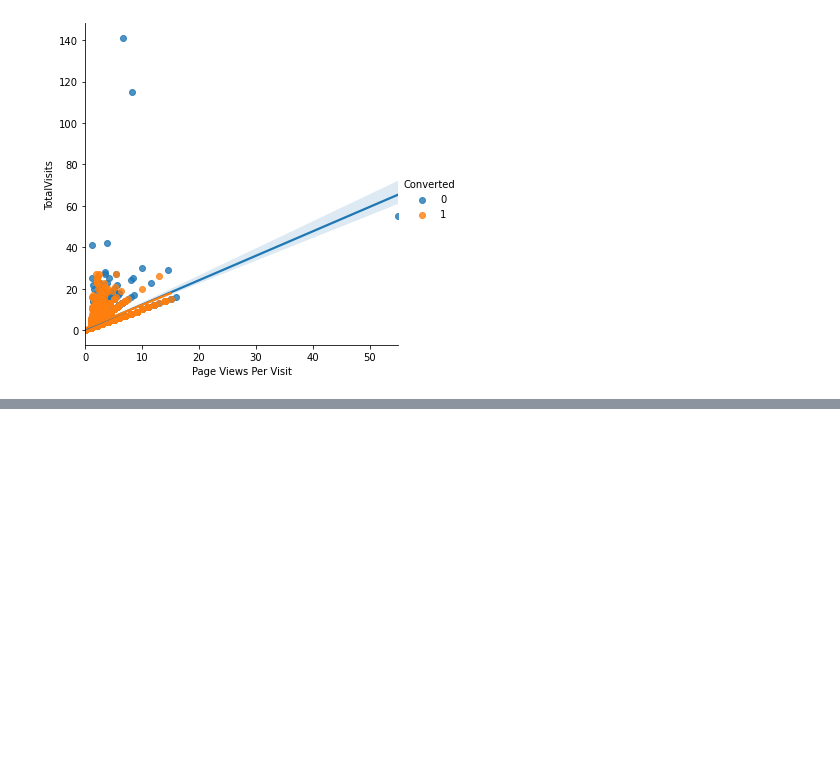
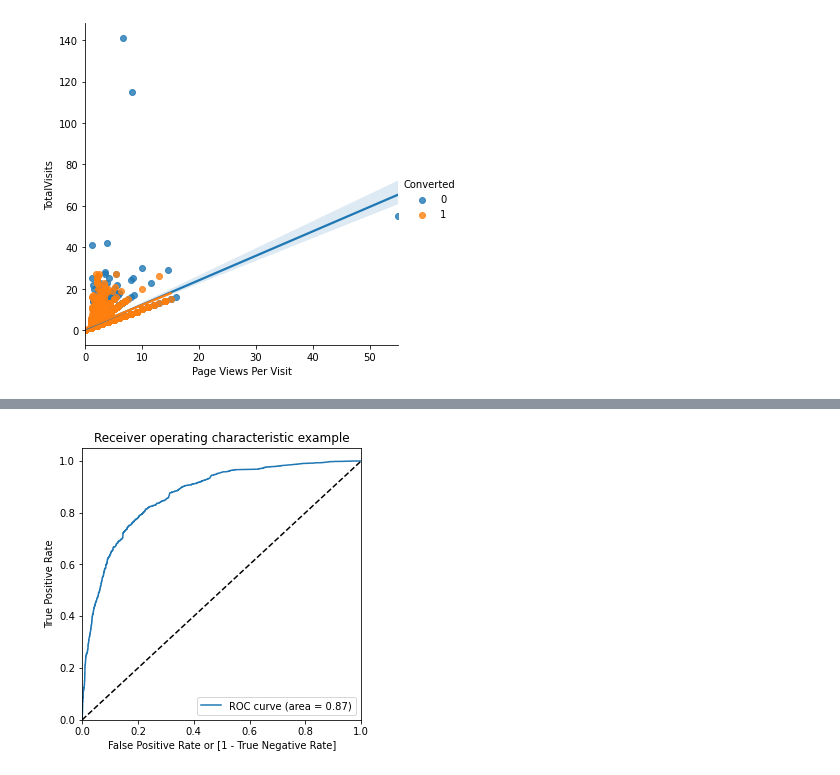
Before and after one commit to Janavi0308/lead-scoring, a Jupyter notebook: lead_scoring_eda.ipynb, the cells around one changed output, grey strips where cells are left out. Cells and saved outputs as stored; diff of their text form; code cells hidden in the pictures; blank space fills up the shorter version.

```diff
--- a/lead_scoring_eda.ipynb
+++ b/lead_scoring_eda.ipynb
@@ -537,0 +882,14 @@ plt.show()
+# %%
+x_train, y_train, label_encoder_dict = transform_train_data(train_data.copy(), remove_addition_columns=['City'])
+# %%
+# Scaling the numeric columns using MinMaxScaler
+min_max_scaling = MinMaxScaler()
+min_max_scaling.fit(x_train)
+x_train_scaled = pd.DataFrame(min_max_scaling.transform(x_train), columns=x_train.columns.tolist())
+# %%
+# Add constant to x_train
+x_train_sm = sm.add_constant(x_train_scaled)
+
+# Train OLS model
+model = sm.Logit(y_train.to_list(), x_train_sm).fit()
+print(model.summary())
@@ -537,0 +914,6 @@ plt.show()
+# %%
+y_train_predict = model.predict(x_train_sm)
+# %%
+draw_roc( y_train, y_train_predict )
+# %% [output]
+[figure, added]
```
Also changed, not shown: parts of 46 cells of this notebook.
